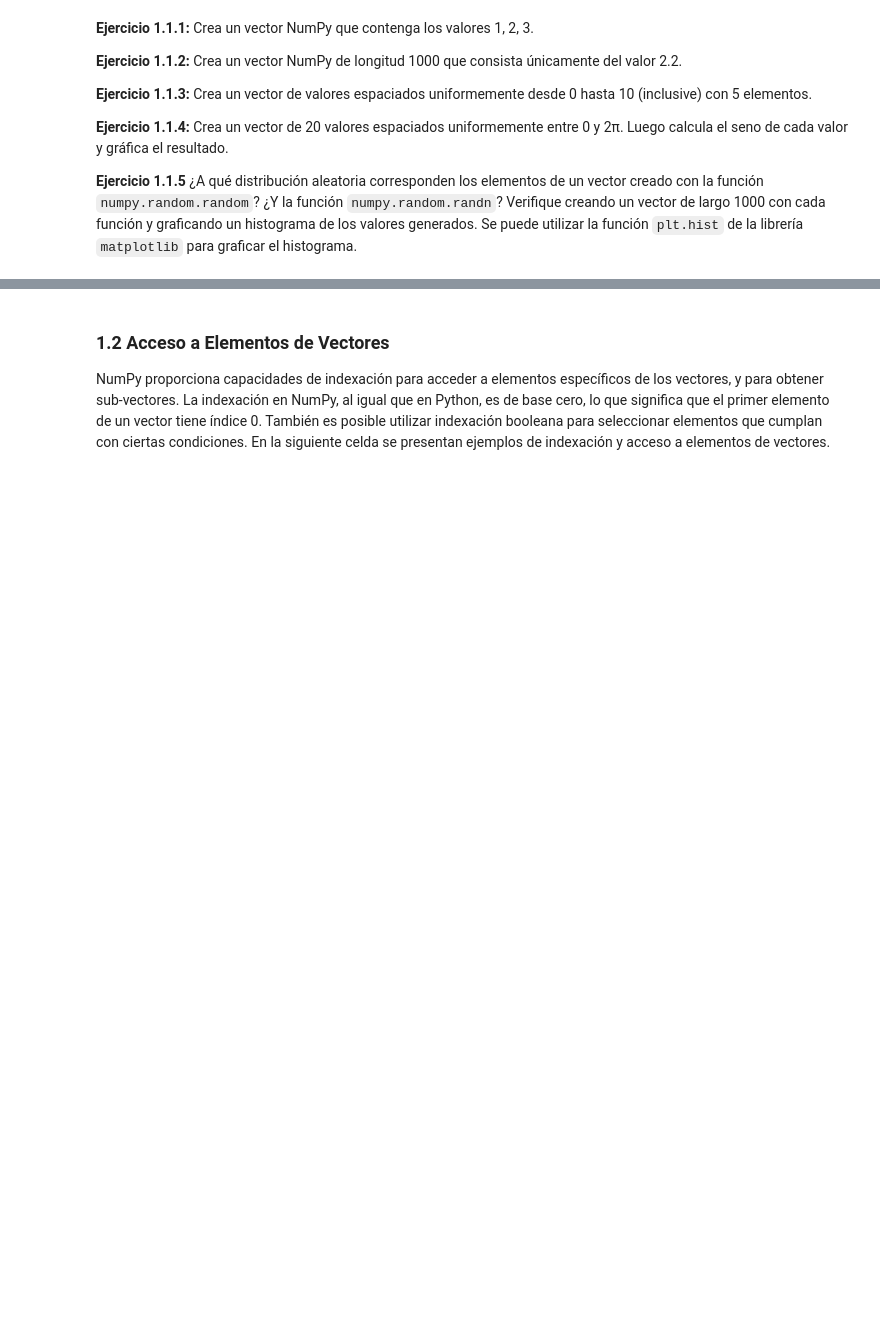
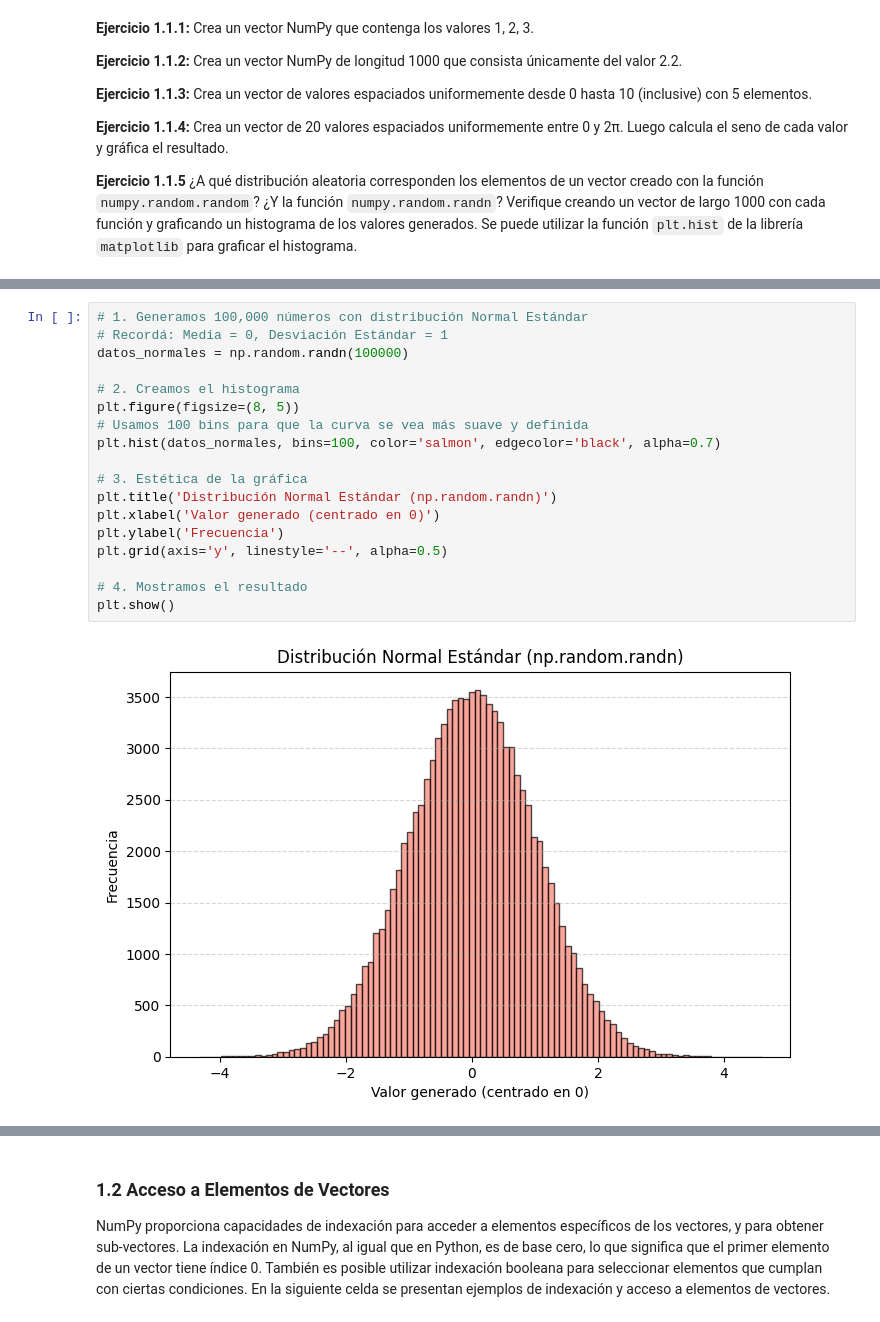
Before and after one commit to chihiroarias/Math-Machine-Learning, a Jupyter notebook: UNIT1/lab1.ipynb, the cells around one changed output, grey strips where cells are left out. Drawn from its saved outputs; the diff is of its cells as text; blank space fills up the shorter version.

```diff
--- a/UNIT1/lab1.ipynb
+++ b/UNIT1/lab1.ipynb
@@ -91,0 +193,20 @@ Error:
+# %%
+# 1. Generamos 100,000 números con distribución Normal Estándar
+# Recordá: Media = 0, Desviación Estándar = 1
+datos_normales = np.random.randn(100000)
+
+# 2. Creamos el histograma
+plt.figure(figsize=(8, 5))
+# Usamos 100 bins para que la curva se vea más suave y definida
+plt.hist(datos_normales, bins=100, color='salmon', edgecolor='black', alpha=0.7)
+
+# 3. Estética de la gráfica
+plt.title('Distribución Normal Estándar (np.random.randn)')
+plt.xlabel('Valor generado (centrado en 0)')
+plt.ylabel('Frecuencia')
+plt.grid(axis='y', linestyle='--', alpha=0.5)
+
+# 4. Mostramos el resultado
+plt.show()
+# %% [output]
+[figure, added]
```
Also changed, not shown: parts of 34 cells of this notebook.
